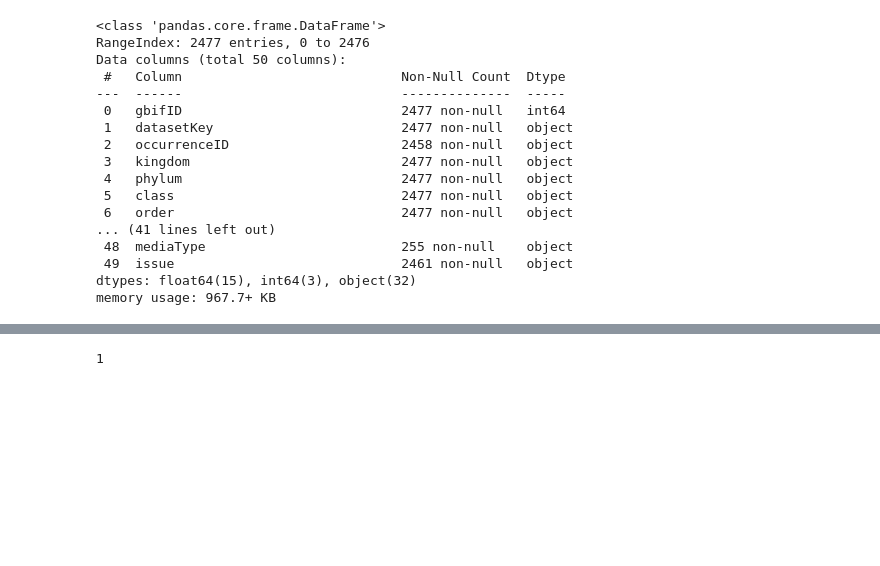
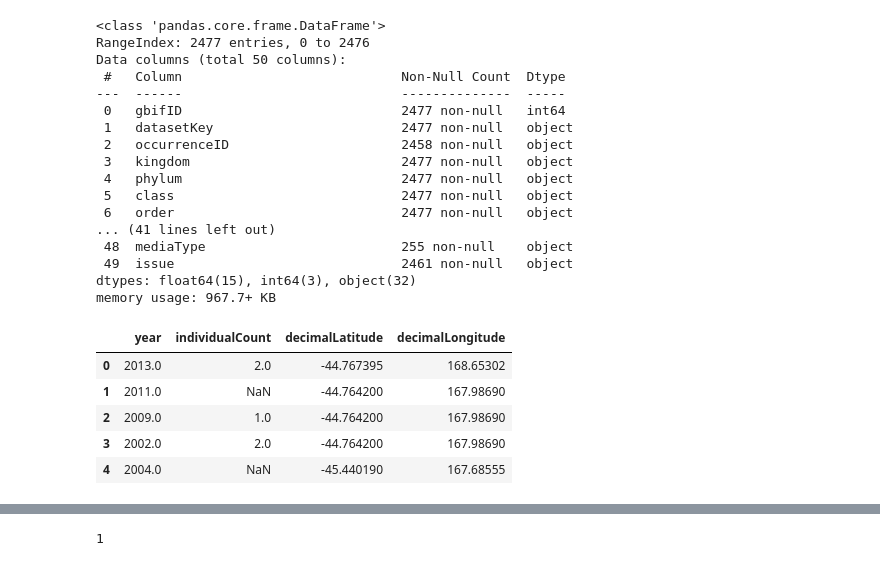
Before and after one commit to zachho9/Glacier-Retreat-Bio, a Jupyter notebook: data_clean_gbif.ipynb, the cells around one changed output, grey strips where cells are left out. Saved outputs shown, nothing was run; the diff lists cells and outputs as text; code cells hidden in the pictures; blank space fills up the shorter version.

```diff
--- a/data_clean_gbif.ipynb
+++ b/data_clean_gbif.ipynb
@@ -36,4 +36,14 @@ Data columns (total 50 columns):
  49  issue                             2461 non-null   object
 dtypes: float64(15), int64(3), object(32)
 memory usage: 967.7+ KB
+# %%
+df_sw = df_sw[["year", "individualCount", "decimalLatitude", "decimalLongitude"]]
+df_sw.head()
+# %% [output]
+|  | year | individualCount | decimalLatitude | decimalLongitude |
+| 0 | 2013.0 | 2.0 | -44.767395 | 168.65302 |
+| 1 | 2011.0 | NaN | -44.764200 | 167.98690 |
+| 2 | 2009.0 | 1.0 | -44.764200 | 167.98690 |
+| 3 | 2002.0 | 2.0 | -44.764200 | 167.98690 |
+| 4 | 2004.0 | NaN | -45.440190 | 167.68555 |
 # %%
```
Also changed, not shown: parts of 2 cells of this notebook, 5 other files.
